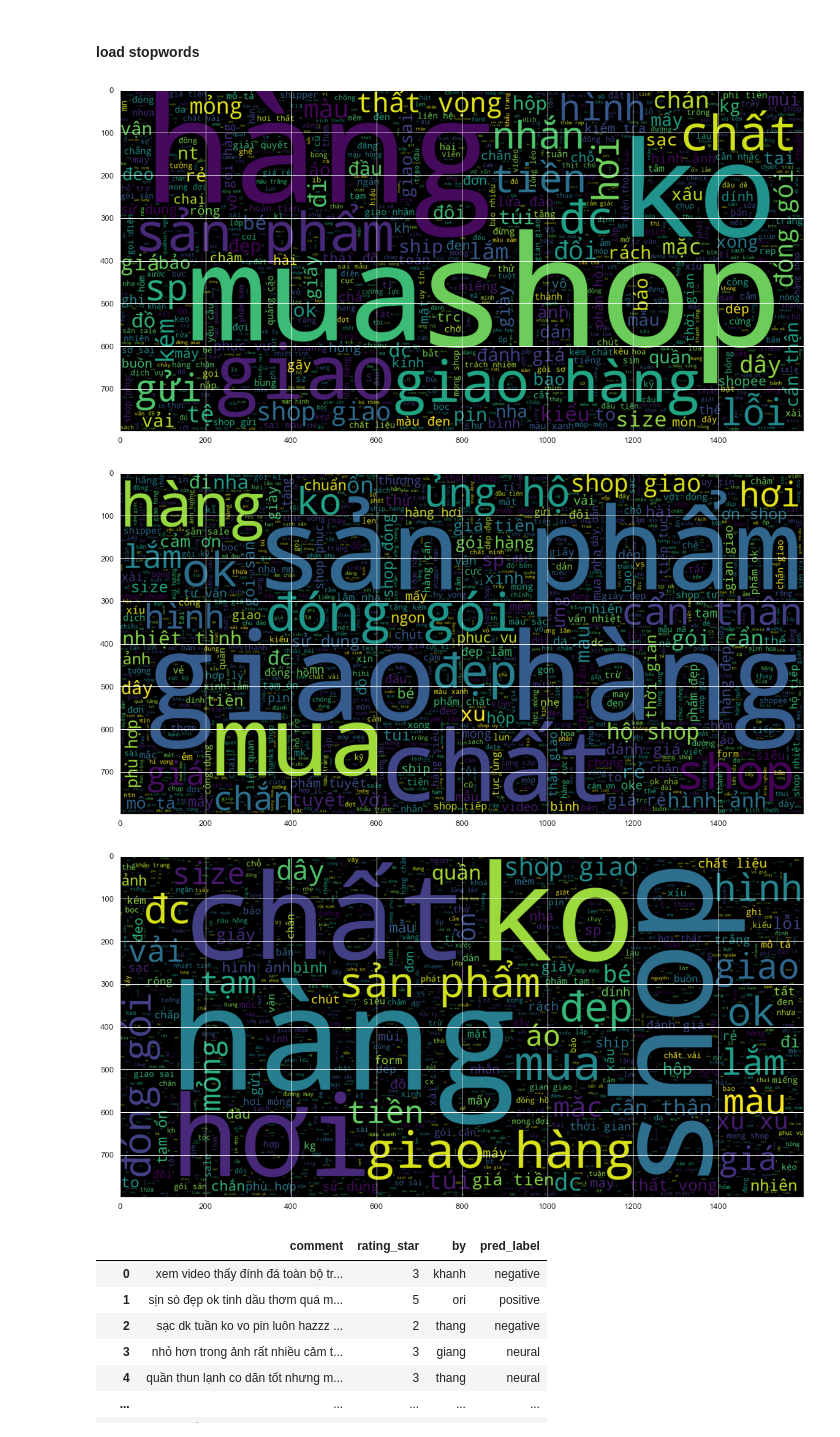
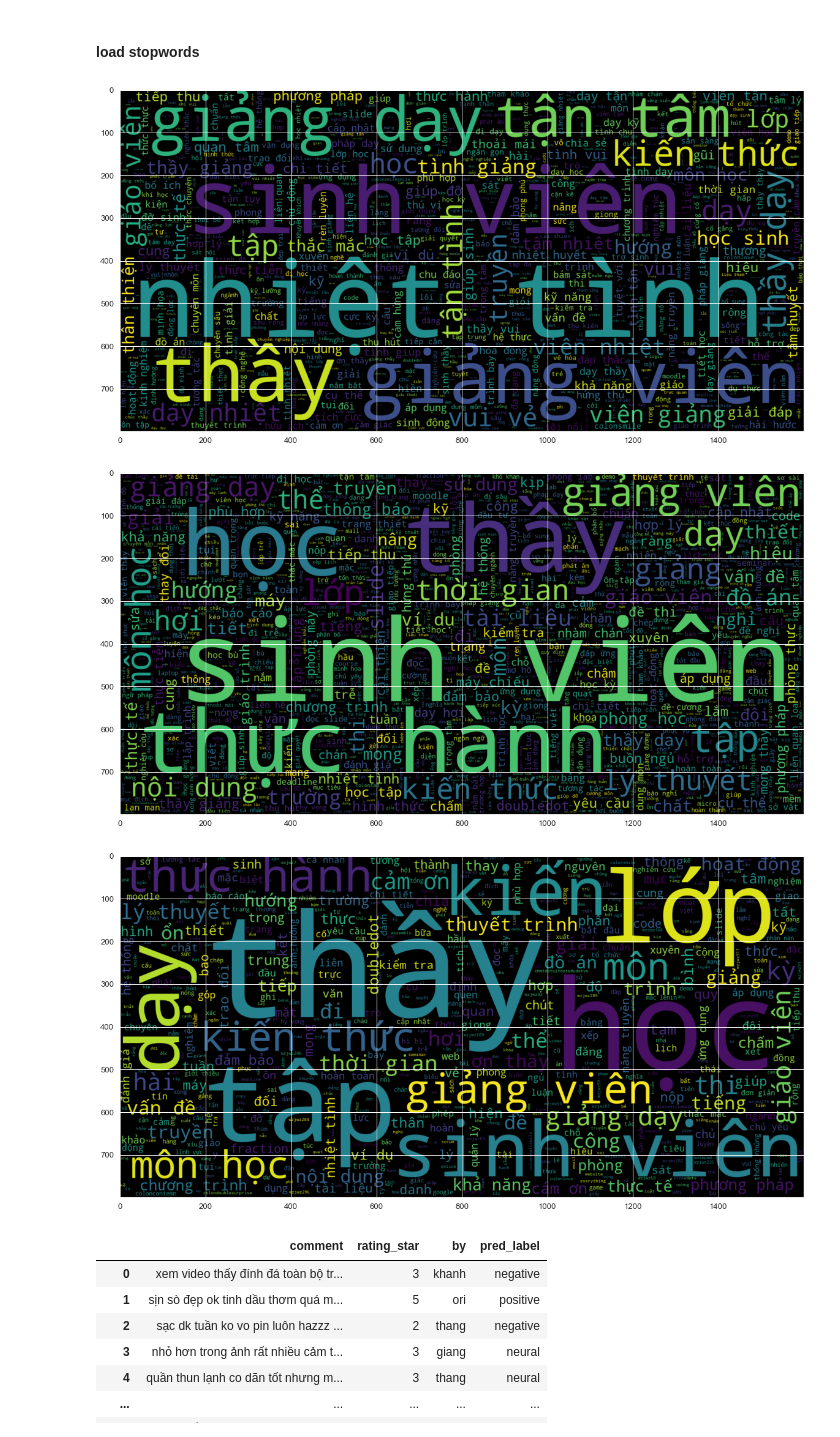
Before and after one commit to daominhkhanh20/WebMiningProject, a Jupyter notebook: EDA/eda.ipynb, the cells around one changed output. Saved outputs shown, nothing was run; the diff lists cells and outputs as text; code cells hidden in the pictures.

```diff
--- a/EDA/eda.ipynb
+++ b/EDA/eda.ipynb
@@ -34,3 +34,6 @@ data.head()
+# %%
+text_col = 'sentence'
+label_col = 'lb_name'
 # %%
 data.dropna(inplace=True)
 # %%
@@ -49,15 +52,15 @@ with open('../assets/stopword/stopword.txt','r',encoding="utf8") as f:
     for word in f:
         stopwords.append(word.replace('\n',''))
 # %%
-for label in data.pred_label.unique():
+for label in data[label_col].unique():
     plt.figure(figsize = (20,20)) # Positive Review Text
-    wc = WordCloud(max_words = 2000 , width = 1600 , height = 800,stopwords=stopwords).generate(" ".join(data[data.pred_label == label].comment))
+    wc = WordCloud(max_words = 2000 , width = 1600 , height = 800,stopwords=stopwords).generate(" ".join(data[data[label_col] == label][text_col]))
     plt.imshow(wc , interpolation = 'bilinear')
     plt.savefig(f'img/{label}.png')
 # %% [output]
-[figure, old version]
+[figure, new version]
-[figure, old version]
+[figure, new version]
-[figure, old version]
+[figure, new version]
 # %%
 data
 # %% [output]
```
Also changed, not shown: parts of 8 cells of this notebook, 15 other files.
